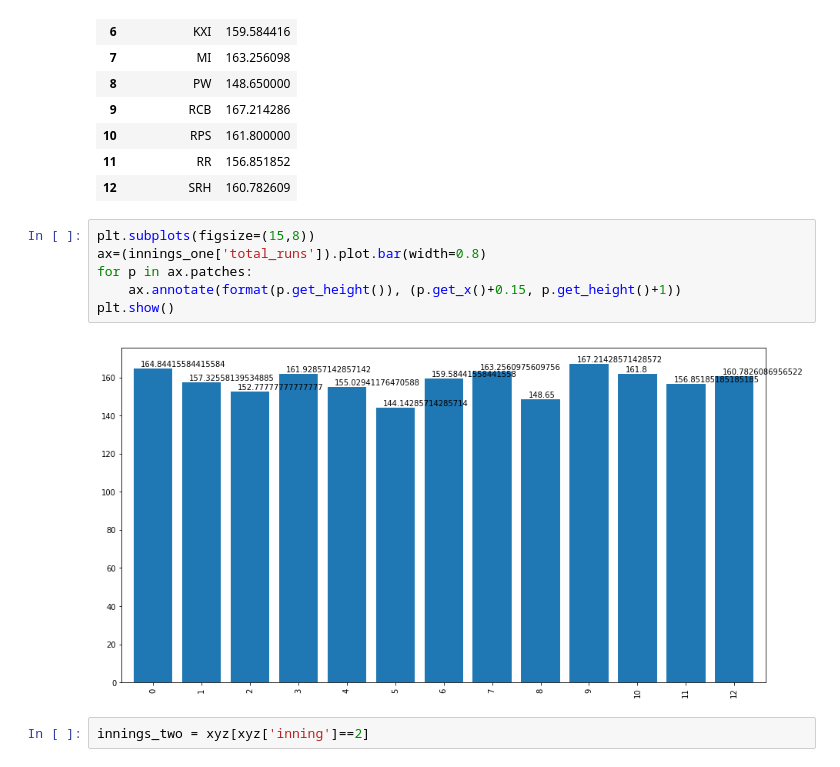
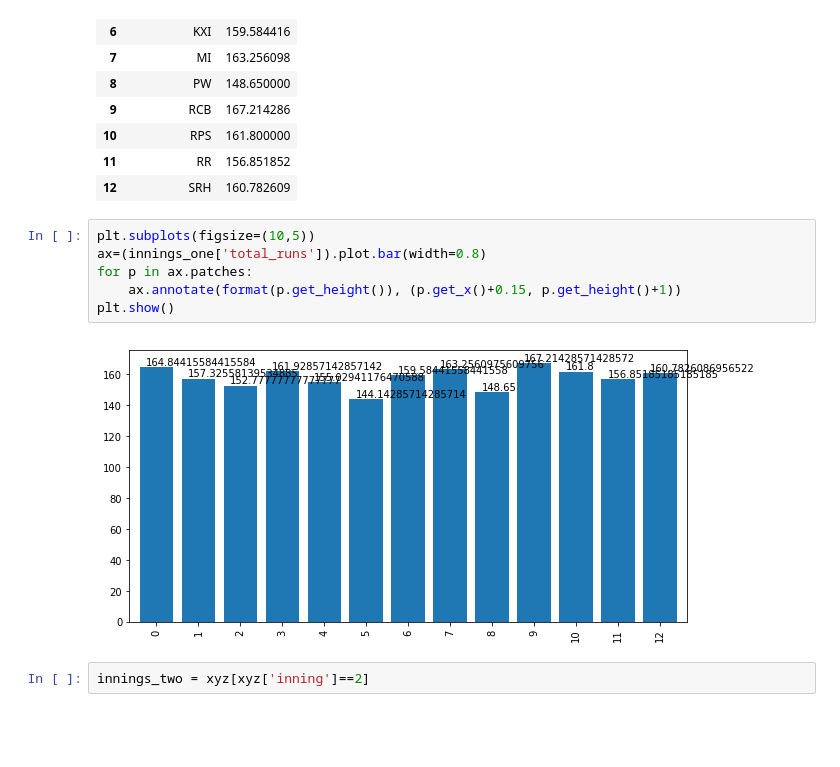
Before and after one commit to kapilgolimar/IPL_DATASET_ANALYSIS, a Jupyter notebook: IPL.ipynb, the cells around one changed output. Saved outputs shown, nothing was run; the diff lists cells and outputs as text; blank space fills up the shorter version.

```diff
--- a/IPL.ipynb
+++ b/IPL.ipynb
@@ -209,13 +209,13 @@ innings_one
 | 11 | RR | 156.851852 |
 | 12 | SRH | 160.782609 |
 # %%
-plt.subplots(figsize=(15,8))
+plt.subplots(figsize=(10,5))
 ax=(innings_one['total_runs']).plot.bar(width=0.8)
 for p in ax.patches:
     ax.annotate(format(p.get_height()), (p.get_x()+0.15, p.get_height()+1))
 plt.show()
 # %% [output]
-[figure, old version]
+[figure, new version]
 # %%
 innings_two = xyz[xyz['inning']==2]
 # %%
```
Also changed, not shown: parts of 32 cells of this notebook.
